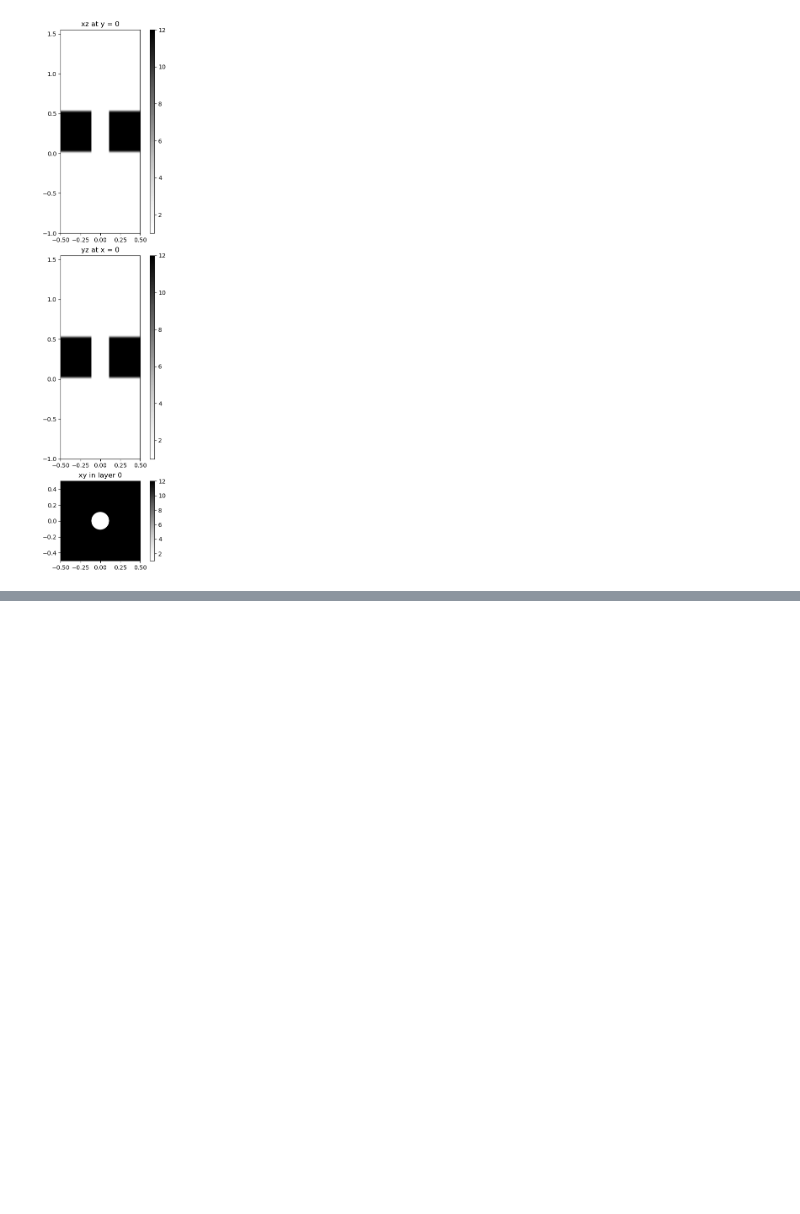
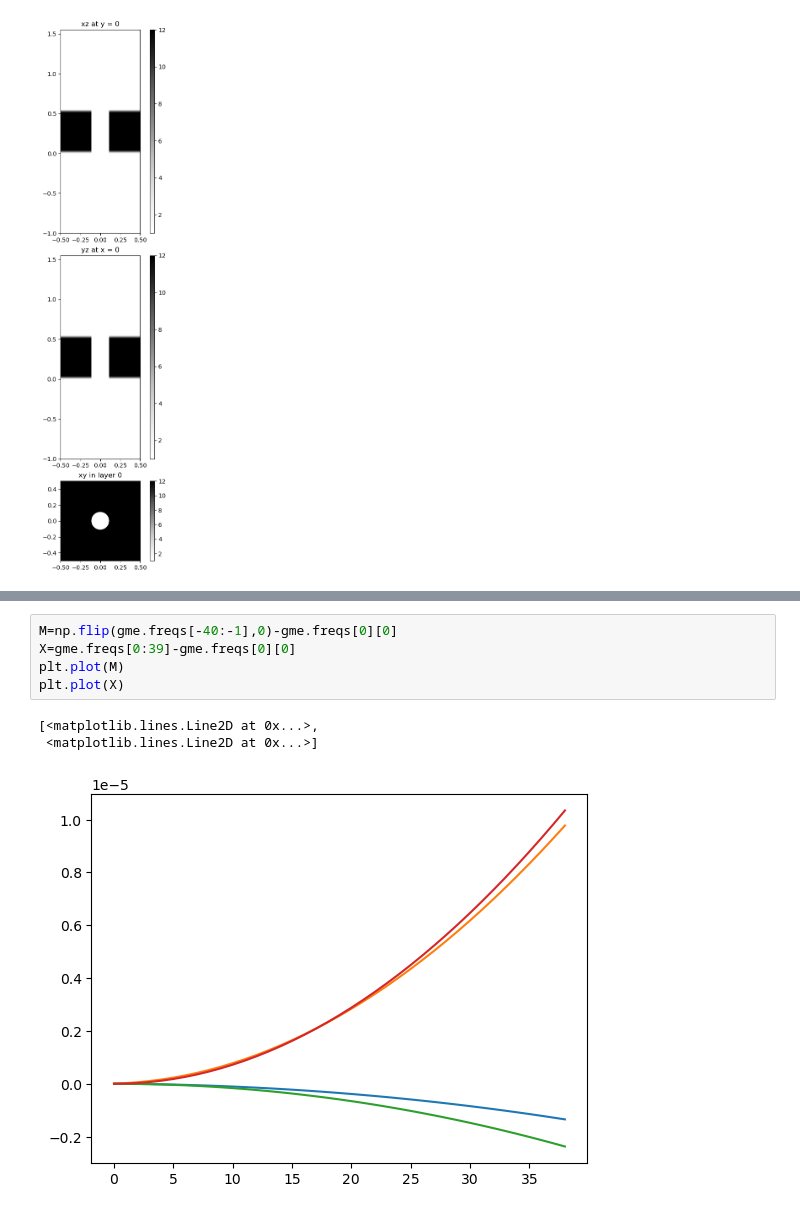
Before and after one commit to jgezelter/ImgDiff, a Jupyter notebook: PBG/square-lattice-legume.ipynb, the cells around one changed output, grey strips where cells are left out. Saved outputs shown, nothing was run; the diff lists cells and outputs as text; blank space fills up the shorter version.

```diff
--- a/PBG/square-lattice-legume.ipynb
+++ b/PBG/square-lattice-legume.ipynb
@@ -71,0 +77,9 @@ array([[2.40690449e-08, 2.69882751e-08, 3.35927130e-01, ...,
+# %%
+M=np.flip(gme.freqs[-40:-1],0)-gme.freqs[0][0]
+X=gme.freqs[0:39]-gme.freqs[0][0]
+plt.plot(M)
+plt.plot(X)
+# %% [output]
+[<matplotlib.lines.Line2D at 0x...>,
+ <matplotlib.lines.Line2D at 0x...>]
+[figure, added]
```
Also changed, not shown: parts of 6 cells of this notebook.
